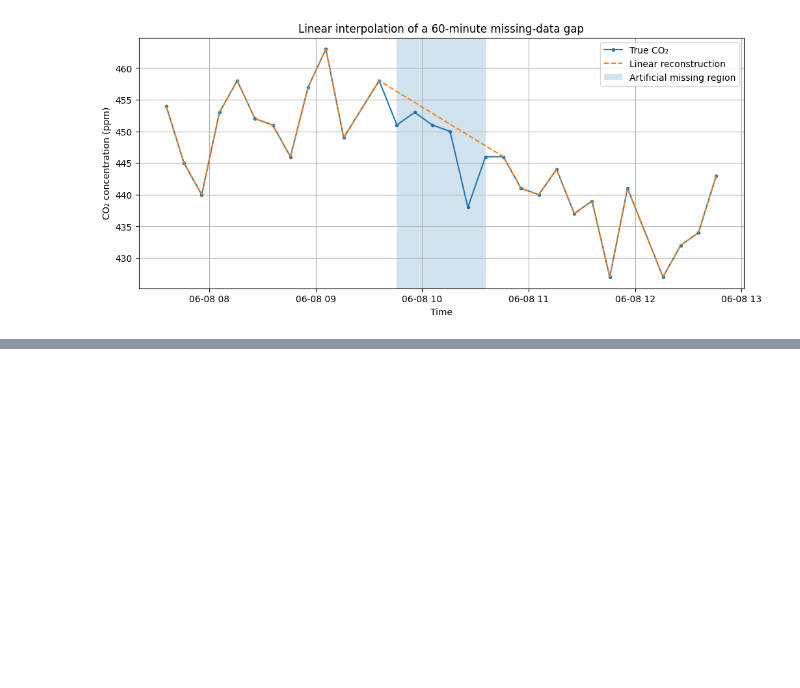
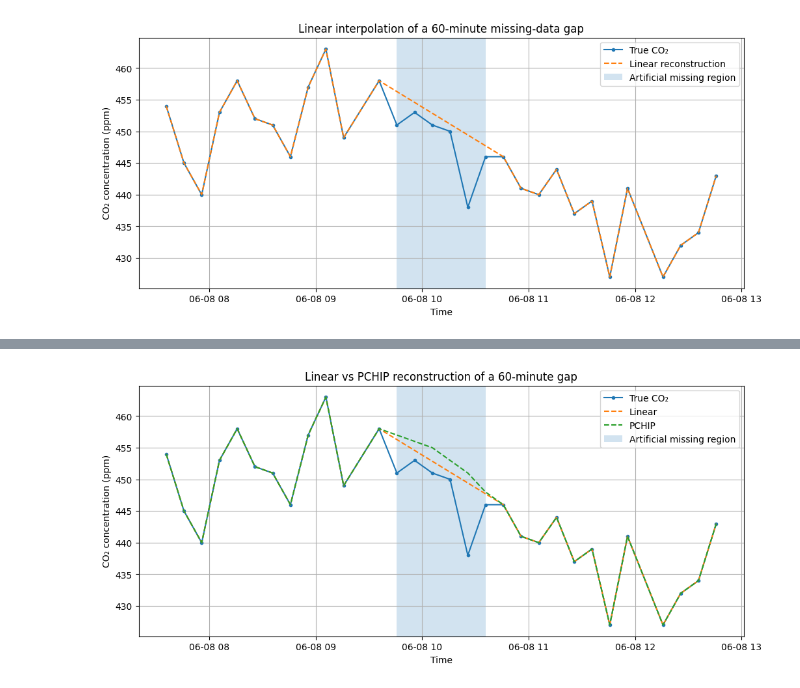
Before and after one commit to erica-teoh/MMA3001-CO2-Reconstruction, a Jupyter notebook: MMA3001_CO2_Reconstruction.ipynb, the cells around one changed output, grey strips where cells are left out. Drawn from its saved outputs; the diff is of its cells as text; code cells hidden in the pictures; blank space fills up the shorter version.

```diff
--- a/MMA3001_CO2_Reconstruction.ipynb
+++ b/MMA3001_CO2_Reconstruction.ipynb
@@ -775,0 +909,86 @@ plt.show()
+# %%
+trial_60 = gap_trials[
+    gap_trials["gap_minutes"] == 60
+].iloc[0]
+
+start = int(trial_60["start_position"])
+end = int(trial_60["end_position"])
+
+timestamps = evaluation_df["timestamp"]
+co2_values = evaluation_df["Carbon dioxide"].to_numpy()
+
+time_seconds = (
+    timestamps - timestamps.iloc[0]
+).dt.total_seconds().to_numpy()
+
+known_mask = np.ones(len(co2_values), dtype=bool)
+known_mask[start:end + 1] = False
+
+pchip_model = PchipInterpolator(
+    time_seconds[known_mask],
+    co2_values[known_mask],
+    extrapolate=False
+)
+
+pchip_full = co2_values.copy()
+pchip_full[start:end + 1] = pchip_model(
+    time_seconds[start:end + 1]
+)
+
+# Linear reconstruction again
+co2_series = pd.Series(
+    co2_values,
+    index=timestamps
+)
+
+linear_series = co2_series.copy()
+linear_series.iloc[start:end + 1] = np.nan
+
+linear_series = linear_series.interpolate(
+    method="time",
+    limit_area="inside"
+)
+
+plot_start = max(0, start - 12)
+plot_end = min(len(evaluation_df) - 1, end + 12)
+
+plt.figure(figsize=(12, 5))
+
+plt.plot(
+    timestamps.iloc[plot_start:plot_end + 1],
+    co2_values[plot_start:plot_end + 1],
+    label="True CO₂",
+    marker="."
+)
+
+plt.plot(
+    timestamps.iloc[plot_start:plot_end + 1],
+    linear_series.iloc[plot_start:plot_end + 1],
+    linestyle="--",
+    label="Linear"
+)
+
+plt.plot(
+    timestamps.iloc[plot_start:plot_end + 1],
+    pchip_full[plot_start:plot_end + 1],
+    linestyle="--",
+    label="PCHIP"
+)
+
+plt.axvspan(
+    timestamps.iloc[start],
+    timestamps.iloc[end],
+    alpha=0.2,
+    label="Artificial missing region"
+)
+
+plt.xlabel("Time")
+plt.ylabel("CO₂ concentration (ppm)")
+plt.title("Linear vs PCHIP reconstruction of a 60-minute gap")
+
+plt.legend()
+plt.grid(True)
+
+plt.show()
+# %% [output]
+[figure, added]
```
Also changed, not shown: parts of 6 cells of this notebook.
